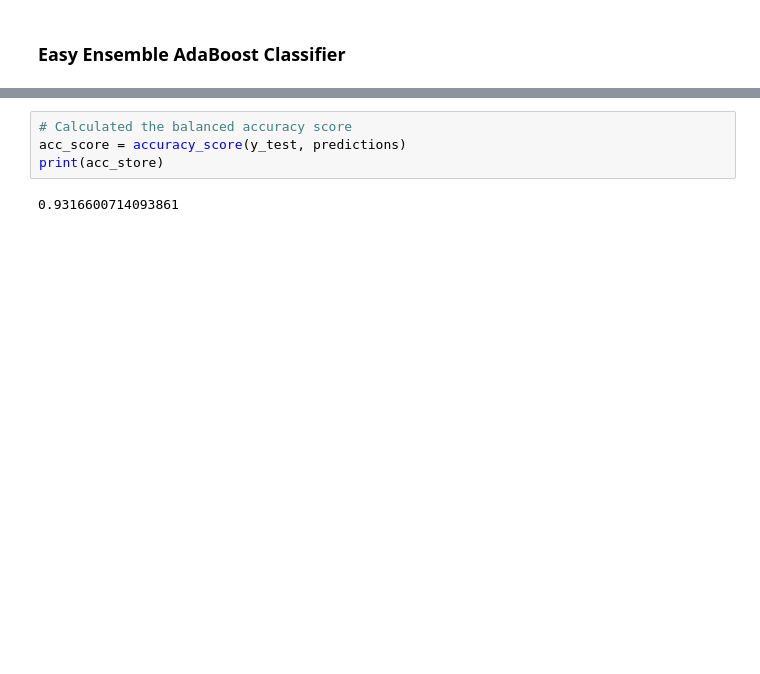
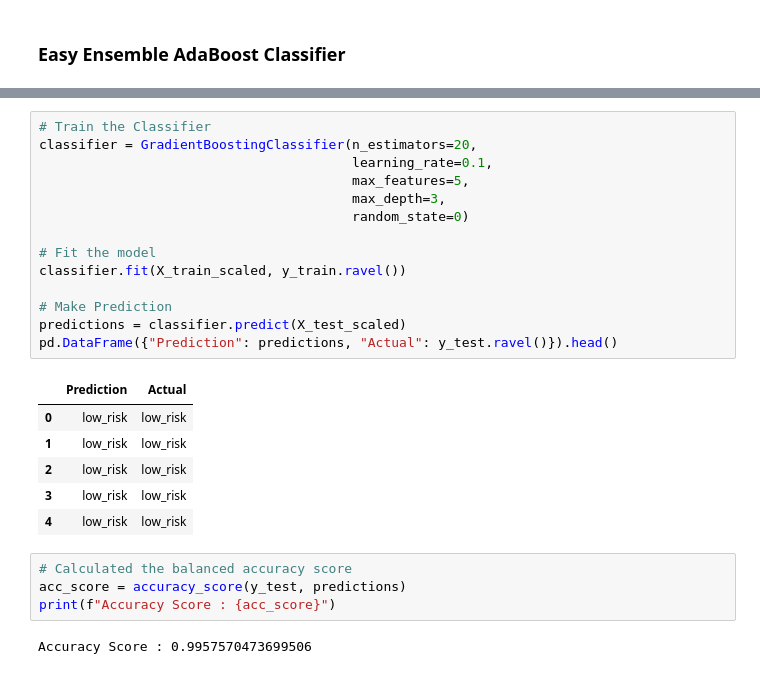
Before and after one commit to CPix18/MyFinTechRepo, a Jupyter notebook: HW8- Machine Learning/1/Starter_Code/credit_risk_ensemble.ipynb, the cells around one changed output, grey strips where cells are left out. Cells and saved outputs as stored; diff of their text form; blank space fills up the shorter version.

```diff
--- a/HW8- Machine Learning/1/Starter_Code/credit_risk_ensemble.ipynb
+++ b/HW8- Machine Learning/1/Starter_Code/credit_risk_ensemble.ipynb
@@ -193,6 +297,27 @@ EasyEnsembleClassifier(base_estimator=None, n_estimators=100, n_jobs=1,
+# %%
+# Train the Classifier
+classifier = GradientBoostingClassifier(n_estimators=20,
+                                        learning_rate=0.1,
+                                        max_features=5,
+                                        max_depth=3,
+                                        random_state=0)
+
+# Fit the model
+classifier.fit(X_train_scaled, y_train.ravel())
+
+# Make Prediction
+predictions = classifier.predict(X_test_scaled)
+pd.DataFrame({"Prediction": predictions, "Actual": y_test.ravel()}).head()
+# %% [output]
+|  | Prediction | Actual |
+| 0 | low_risk | low_risk |
+| 1 | low_risk | low_risk |
+| 2 | low_risk | low_risk |
+| 3 | low_risk | low_risk |
+| 4 | low_risk | low_risk |
 # %%
 # Calculated the balanced accuracy score
 acc_score = accuracy_score(y_test, predictions)
-print(acc_store)
+print(f"Accuracy Score : {acc_score}")
 # %% [output]
-0.9316600714093861
+Accuracy Score : 0.9957570473699506
```
Also changed, not shown: parts of 21 cells of this notebook, 9 other files.
